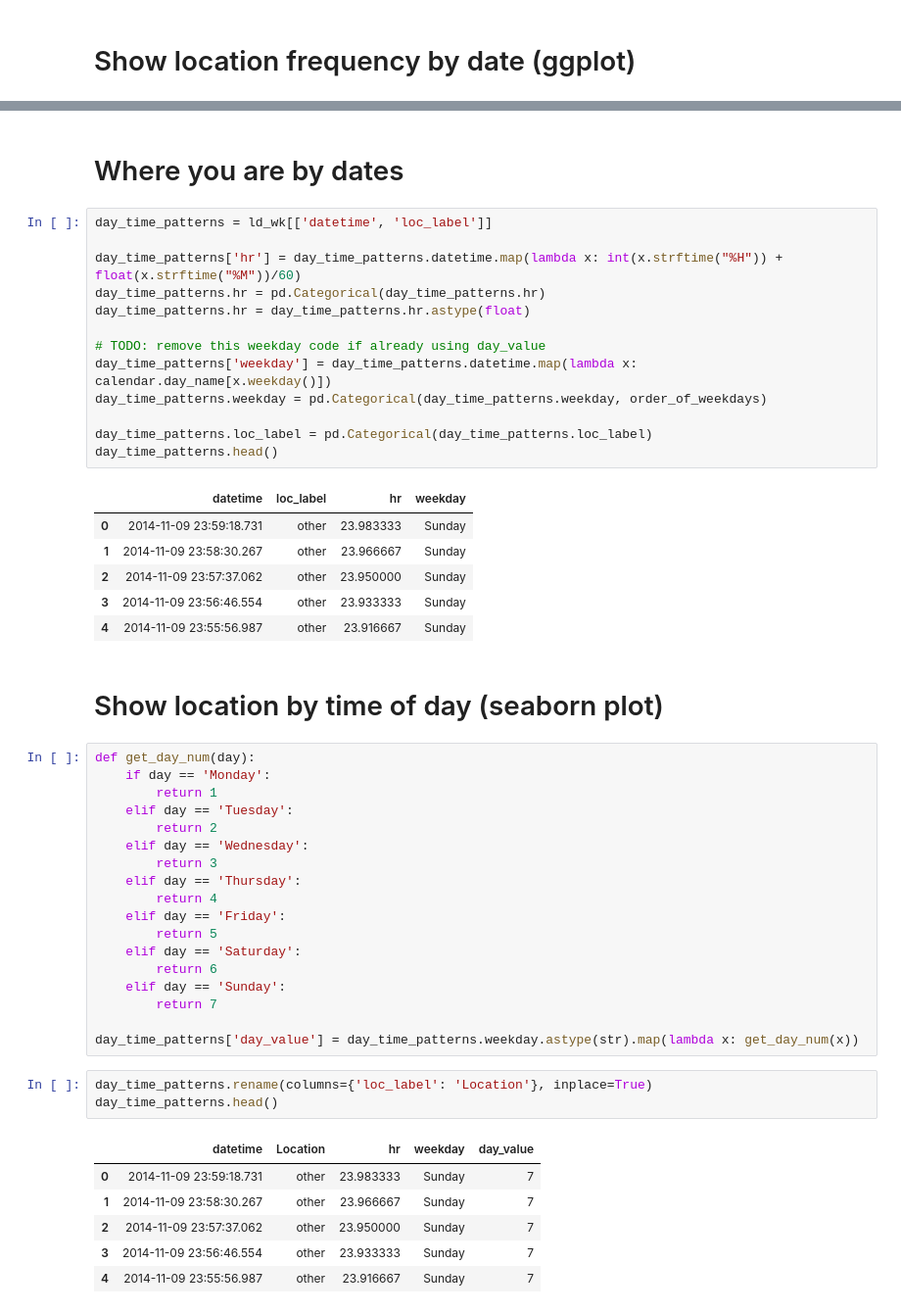
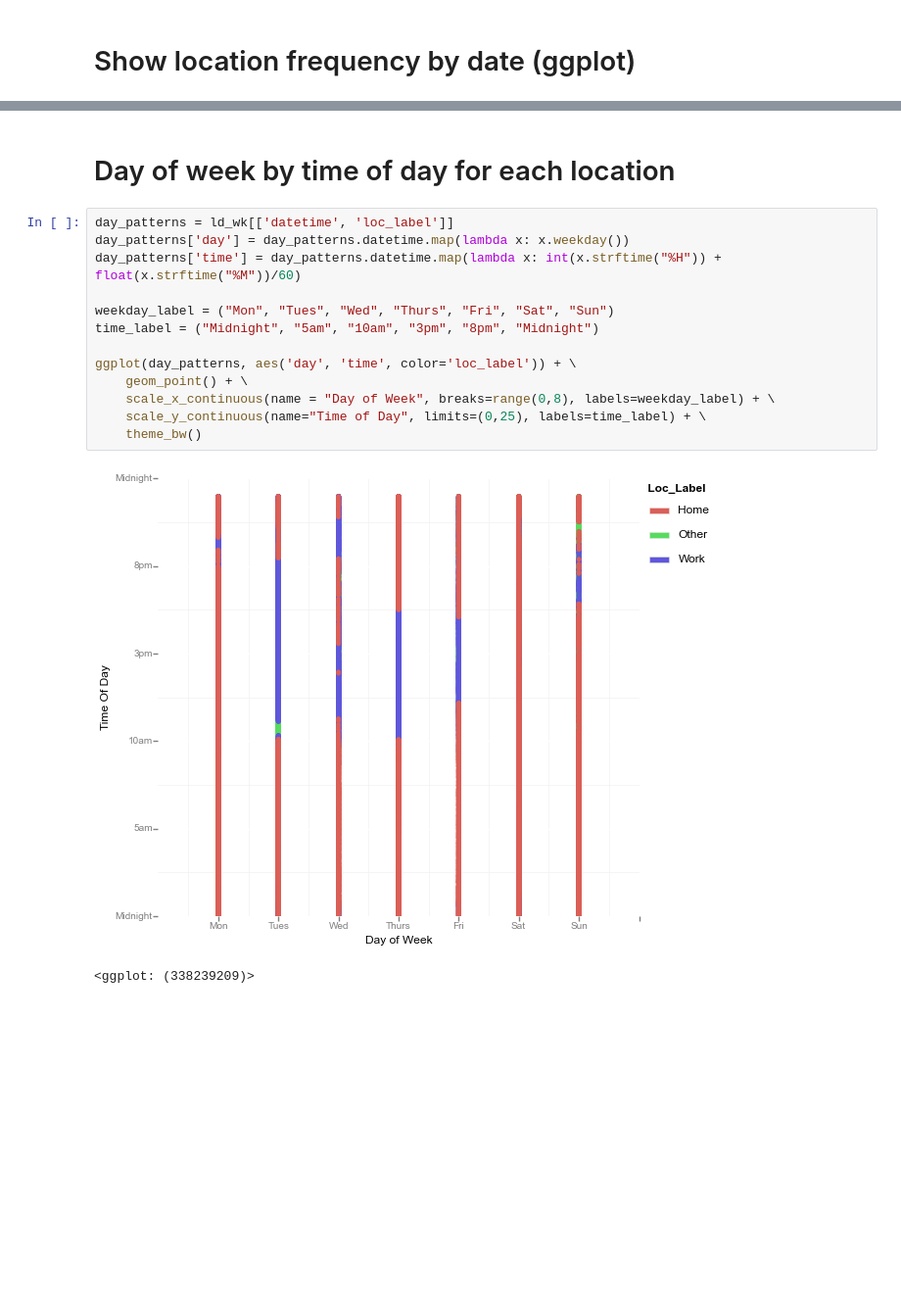
Before and after one commit to fnokeke/student-streams, a Jupyter notebook: src/location-streams.ipynb, the cells around one changed output, grey strips where cells are left out. Shown: that part at 98% size. Cells and saved outputs as stored; diff of their text form; blank space fills up the shorter version.

```diff
--- a/src/location-streams.ipynb
+++ b/src/location-streams.ipynb
@@ -326,53 +210,19 @@ weekday_patterns.head()
-# %% [markdown]
-# Where you are by dates
-# %%
-day_time_patterns = ld_wk[['datetime', 'loc_label']]
-
-day_time_patterns['hr'] = day_time_patterns.datetime.map(lambda x: int(x.strftime("%H")) + float(x.strftime("%M"))/60)
-day_time_patterns.hr = pd.Categorical(day_time_patterns.hr)
-day_time_patterns.hr = day_time_patterns.hr.astype(float)
-
-# TODO: remove this weekday code if already using day_value
-day_time_patterns['weekday'] = day_time_patterns.datetime.map(lambda x: calendar.day_name[x.weekday()])
-day_time_patterns.weekday = pd.Categorical(day_time_patterns.weekday, order_of_weekdays)
-
-day_time_patterns.loc_label = pd.Categorical(day_time_patterns.loc_label)
-day_time_patterns.head()
-# %% [output]
-|  | datetime | loc_label | hr | weekday |
-| 0 | 2014-11-09 23:59:18.731 | other | 23.983333 | Sunday |
-| 1 | 2014-11-09 23:58:30.267 | other | 23.966667 | Sunday |
-| 2 | 2014-11-09 23:57:37.062 | other | 23.950000 | Sunday |
-| 3 | 2014-11-09 23:56:46.554 | other | 23.933333 | Sunday |
-| 4 | 2014-11-09 23:55:56.987 | other | 23.916667 | Sunday |
 # %% [markdown]
-# Show location by time of day (seaborn plot)
+# Day of week by time of day for each location
-# %%
-def get_day_num(day):
-    if day == 'Monday':
-        return 1
-    elif day == 'Tuesday':
-        return 2
-    elif day == 'Wednesday':
-        return 3
-    elif day == 'Thursday':
-        return 4
-    elif day == 'Friday':
-        return 5
-    elif day == 'Saturday':
-        return 6
-    elif day == 'Sunday':
-        return 7
-
-day_time_patterns['day_value'] = day_time_patterns.weekday.astype(str).map(lambda x: get_day_num(x))
-# %%
-day_time_patterns.rename(columns={'loc_label': 'Location'}, inplace=True)
-day_time_patterns.head()
-# %% [output]
-|  | datetime | Location | hr | weekday | day_value |
-| 0 | 2014-11-09 23:59:18.731 | other | 23.983333 | Sunday | 7 |
-| 1 | 2014-11-09 23:58:30.267 | other | 23.966667 | Sunday | 7 |
-| 2 | 2014-11-09 23:57:37.062 | other | 23.950000 | Sunday | 7 |
-| 3 | 2014-11-09 23:56:46.554 | other | 23.933333 | Sunday | 7 |
-| 4 | 2014-11-09 23:55:56.987 | other | 23.916667 | Sunday | 7 |
+# %%
+day_patterns = ld_wk[['datetime', 'loc_label']]
+day_patterns['day'] = day_patterns.datetime.map(lambda x: x.weekday())
+day_patterns['time'] = day_patterns.datetime.map(lambda x: int(x.strftime("%H")) + float(x.strftime("%M"))/60)
+
+weekday_label = ("Mon", "Tues", "Wed", "Thurs", "Fri", "Sat", "Sun")
+time_label = ("Midnight", "5am", "10am", "3pm", "8pm", "Midnight")
+
+ggplot(day_patterns, aes('day', 'time', color='loc_label')) + \
+    geom_point() + \
+    scale_x_continuous(name = "Day of Week", breaks=range(0,8), labels=weekday_label) + \
+    scale_y_continuous(name="Time of Day", limits=(0,25), labels=time_label) + \
+    theme_bw()
+# %% [output]
+[figure, added]
+<ggplot: (338239209)>
 # %% [markdown]
```
Also changed, not shown: parts of 42 cells of this notebook, 1 other file.
